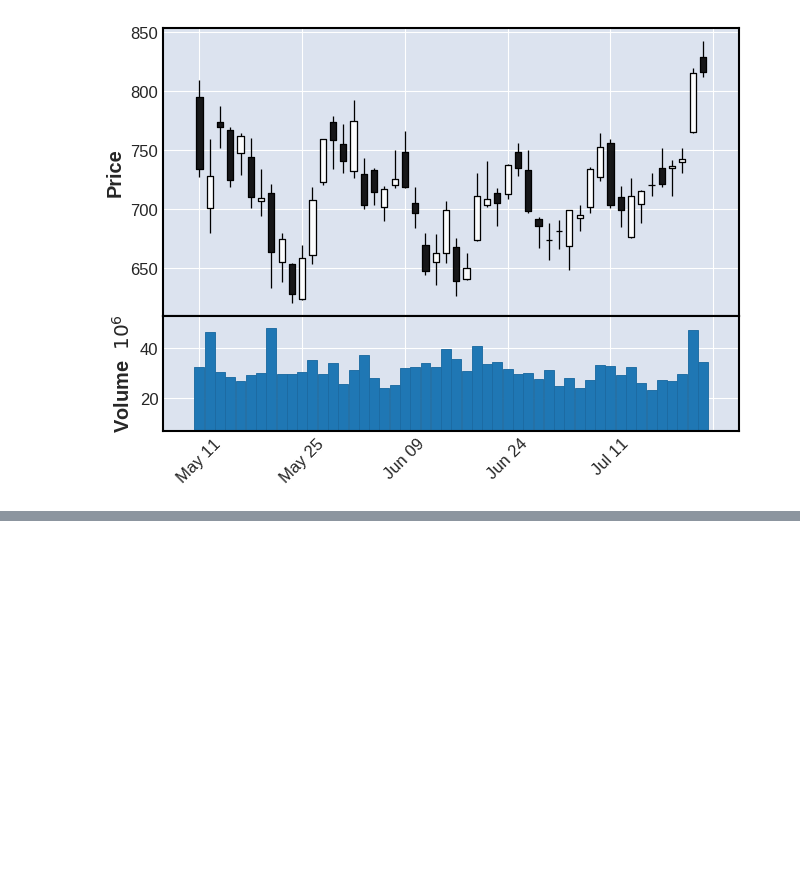
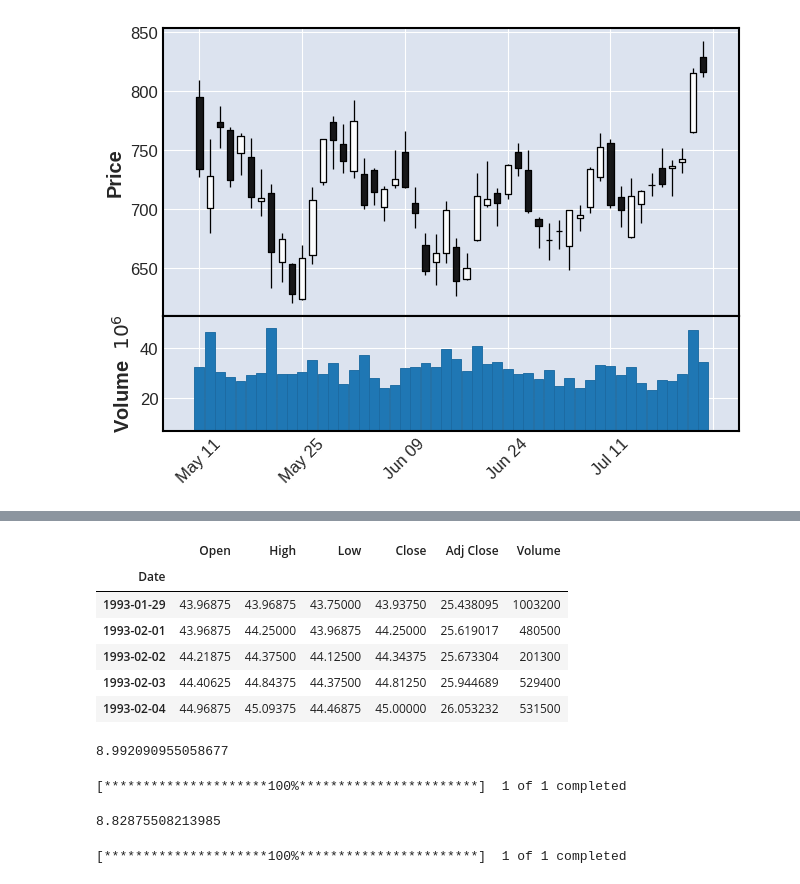
Before and after one commit to tomtmot/20220702_python, a Jupyter notebook: 20220723.ipynb, the cells around one changed output, grey strips where cells are left out. Saved outputs shown, nothing was run; the diff lists cells and outputs as text; code cells hidden in the pictures; blank space fills up the shorter version.

```diff
--- a/20220723.ipynb
+++ b/20220723.ipynb
@@ -303,0 +346,26 @@ mpf.plot(df.tail(50), type='candle', volume=True)
+# %%
+df.head()
+# %% [output]
+|  | Open | High | Low | Close | Adj Close | Volume |
+| Date |  |  |  |  |  |  |
+| 1993-01-29 | 43.96875 | 43.96875 | 43.75000 | 43.93750 | 25.438095 | 1003200 |
+| 1993-02-01 | 43.96875 | 44.25000 | 43.96875 | 44.25000 | 25.619017 | 480500 |
+| 1993-02-02 | 44.21875 | 44.37500 | 44.12500 | 44.34375 | 25.673304 | 201300 |
+| 1993-02-03 | 44.40625 | 44.84375 | 44.37500 | 44.81250 | 25.944689 | 529400 |
+| 1993-02-04 | 44.96875 | 45.09375 | 44.46875 | 45.00000 | 26.053232 | 531500 |
+# %%
+df['Close'][-1]/df['Close'][0]
+# %% [output]
+8.992090955058677
+# %%
+df = yf.download("MSFT")
+# %% [output]
+[*********************100%***********************]  1 of 1 completed
+# %%
+df['2012-10':]['Close'][-1]/df['2012-10':]['Close'][0]
+# %% [output]
+8.82875508213985
+# %%
+df = yf.download("TSLA")
+# %% [output]
+[*********************100%***********************]  1 of 1 completed
```
Also changed, not shown: parts of 11 cells of this notebook.
